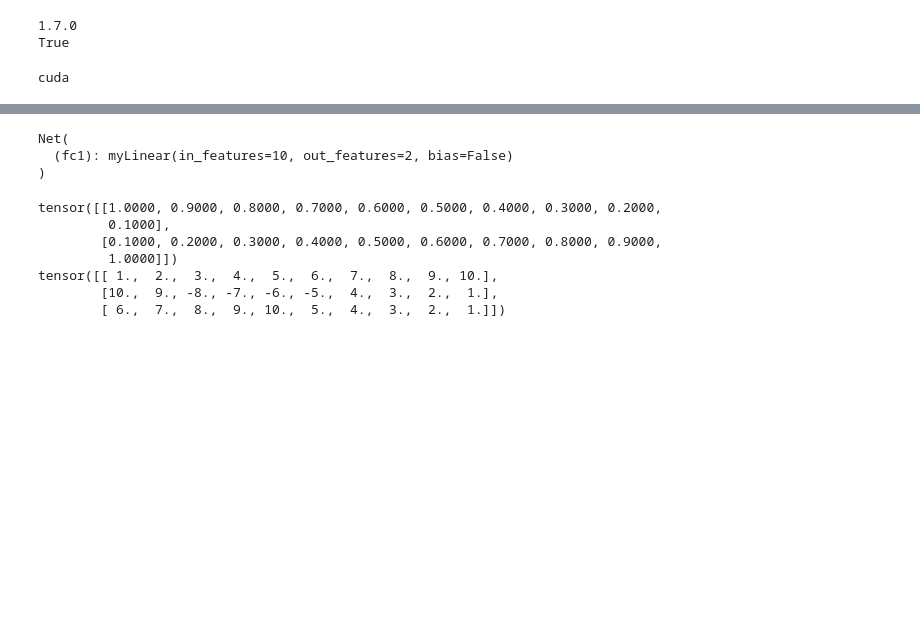
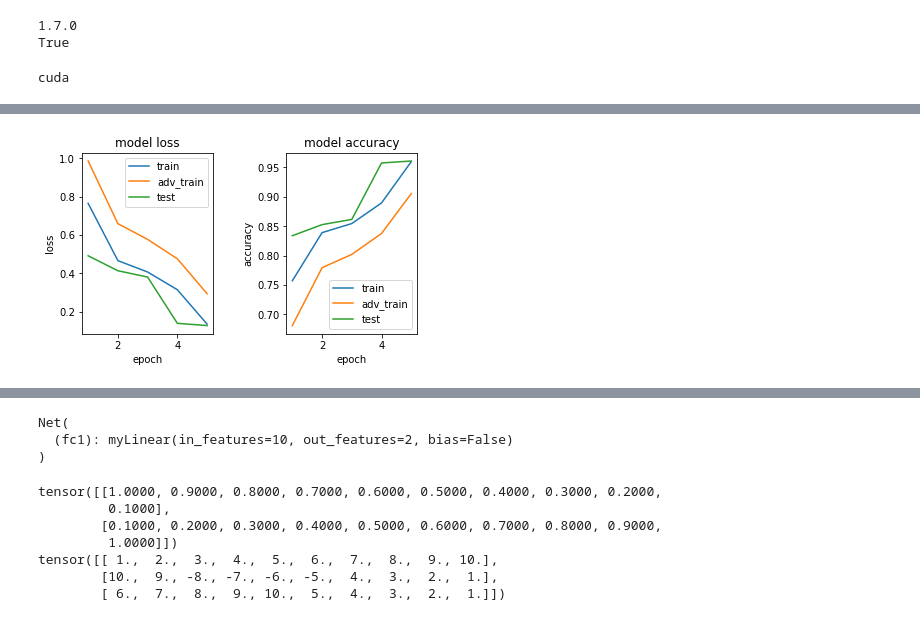
Before and after one commit to lukinio/adversarial-examples, a Jupyter notebook: sandbox/FReLU_layer.ipynb, the cells around one changed output, grey strips where cells are left out. Saved outputs shown, nothing was run; the diff lists cells and outputs as text; code cells hidden in the pictures; blank space fills up the shorter version.

```diff
--- a/sandbox/FReLU_layer.ipynb
+++ b/sandbox/FReLU_layer.ipynb
@@ -49,7 +50,7 @@ vl_transform = transforms.Compose([
 ds = MNIST('../data', train=True, download=True, transform=tr_transform)
 ds_test = MNIST('../data', train=False, download=True, transform=vl_transform)
 
-batch_size = 200
+batch_size = 400
 train_dl = DataLoader(ds, batch_size, shuffle=True)
 valid_dl = DataLoader(ds_test, batch_size, shuffle=True)
 
@@ -96,11 +97,25 @@ class ML(nn.Linear):
 class Net1(nn.Module):
     def __init__(self):
         super().__init__()
-        self.fc1 = ML(784, 200, bias=False)
-        self.fc2 = ML(200, 10, bias=False)
+        self.fc1 = nn.Linear(784, 300)
+        self.fc2 = nn.Linear(300, 10)
 
     def forward(self, x):
         x = torch.flatten(x, 1)
-        x = self.fc1(x)
-        x = self.fc2(x)
+        x = F.relu(self.fc1(x))
+        x = F.relu(self.fc2(x))
         return x
+# %%
+model = Net1().to(device)
+loss_fn = nn.CrossEntropyLoss()
+optimizer = optim.Adam(model.parameters(), lr=1e-3)
+scheduler = optim.lr_scheduler.ReduceLROnPlateau(optimizer, mode='min', min_lr=1e-7, patience=2, verbose=True)
+
+params = {
+    "epsilon": 8/255,
+    "alpha": 2/255,
+    "num_iter": 10
+}
+
+adv_train(model, pgd, params, train_dl, valid_dl, loss_fn, optimizer, scheduler, epochs=5, device=device)
+# %% [output]
@@ -106,0 +127 @@ class Net1(nn.Module):
+[figure, added]
```
Also changed, not shown: parts of 7 cells of this notebook, 5 other files.
